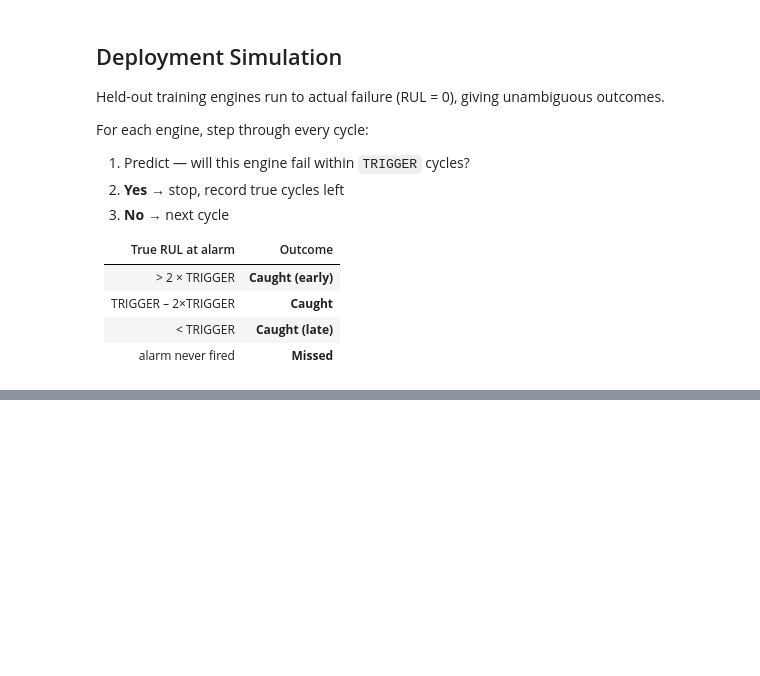
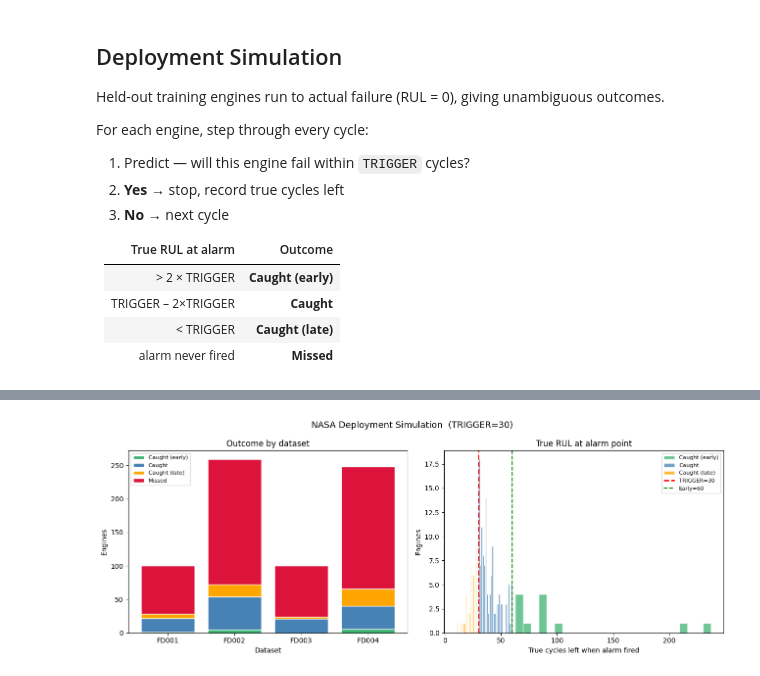
Before and after one commit to eklikeroomys-oss/jet_engine_rul, a Jupyter notebook: train/xgboost_with_conditions.ipynb, the cells around one changed output, grey strips where cells are left out. Saved outputs shown, nothing was run; the diff lists cells and outputs as text; code cells hidden in the pictures; blank space fills up the shorter version.

```diff
--- a/train/xgboost_with_conditions.ipynb
+++ b/train/xgboost_with_conditions.ipynb
@@ -604,0 +960,93 @@ Deployment simulation — 142 held-out engines  (TRIGGER=30)
+# %%
+# Reconstruct true RUL for every cycle:
+#   true_rul_at_T = rul_at_last_cycle + (T_max - T)
+unit_last_cycle = nasa_raw.groupby('Unit Number')['Time (Cycles)'].max()
+unit_true_rul   = last_cycles.set_index('Unit Number')['true_rul']  # unclipped
+
+nasa_raw['true_rul_cycle'] = (
+    nasa_raw['Unit Number'].map(unit_true_rul) +
+    nasa_raw['Unit Number'].map(unit_last_cycle) -
+    nasa_raw['Time (Cycles)']
+)
+nasa_raw['pred_rul'] = reg.predict(nasa_raw[FEATURE_COLS]).clip(0)
+
+EARLY_THRESHOLD = 2 * TRIGGER
+
+rows = []
+for unit, eng in nasa_raw.groupby('Unit Number'):
+    eng = eng.sort_values('Time (Cycles)').reset_index(drop=True)
+    alarm_cycle = alarm_pred = true_rul_at_alarm = None
+
+    for _, row in eng.iterrows():
+        if row['Time (Cycles)'] < MIN_CYCLES:
+            continue
+        if row['pred_rul'] < TRIGGER:
+            alarm_cycle       = row['Time (Cycles)']
+            alarm_pred        = row['pred_rul']
+            true_rul_at_alarm = row['true_rul_cycle']
+            break
+
+    if alarm_cycle is not None:
+        if true_rul_at_alarm > EARLY_THRESHOLD:  outcome = 'Caught (early)'
+        elif true_rul_at_alarm >= TRIGGER:        outcome = 'Caught'
+        else:                                     outcome = 'Caught (late)'
+    else:
+        outcome = 'Missed'
+
+    rows.append({
+        'Engine':            unit,
+        'Dataset':           eng['dataset'].iloc[0],
+        'Alarm at cycle':    int(alarm_cycle) if alarm_cycle is not None else None,
+        'Pred RUL':          round(alarm_pred, 1) if alarm_pred is not None else None,
+        'True RUL at alarm': round(true_rul_at_alarm, 1) if true_rul_at_alarm is not None else None,
+        'Outcome':           outcome,
+    })
+
+sim_nasa = pd.DataFrame(rows)
+early  = sim_nasa[sim_nasa['Outcome'] == 'Caught (early)']
+caught = sim_nasa[sim_nasa['Outcome'] == 'Caught']
+late   = sim_nasa[sim_nasa['Outcome'] == 'Caught (late)']
+missed = sim_nasa[sim_nasa['Outcome'] == 'Missed']
+n = len(sim_nasa)
+
+print(f'NASA deployment simulation — {n} engines  (TRIGGER={TRIGGER})')
+print(f'{"─"*60}')
+print(f'  Caught (early) : {len(early):>4} ({len(early)/n:.1%})')
+print(f'  Caught         : {len(caught):>4} ({len(caught)/n:.1%})')
+print(f'  Caught (late)  : {len(late):>4} ({len(late)/n:.1%})')
+print(f'  Missed         : {len(missed):>4} ({len(missed)/n:.1%})')
+print(f'{"─"*60}')
+print(f'  In-time rate   : {(len(early)+len(caught))/n:.1%}')
+print(f'  Any catch rate : {(n-len(missed))/n:.1%}')
+
+outcome_order  = ['Caught (early)', 'Caught', 'Caught (late)', 'Missed']
+outcome_colors = ['mediumseagreen', 'steelblue', 'orange', 'crimson']
+
+fig, axes = plt.subplots(1, 2, figsize=(13, 5))
+fig.suptitle(f'NASA Deployment Simulation  (TRIGGER={TRIGGER})', fontsize=13)
+
+datasets = sorted(sim_nasa['Dataset'].unique())
+bottom = np.zeros(len(datasets))
+for outcome, color in zip(outcome_order, outcome_colors):
+    counts = [sim_nasa[(sim_nasa['Dataset'] == d) & (sim_nasa['Outcome'] == outcome)].shape[0]
+              for d in datasets]
+    if sum(counts) > 0:
+        axes[0].bar(datasets, counts, bottom=bottom, color=color, label=outcome, edgecolor='white')
+        bottom += np.array(counts)
+axes[0].set(xlabel='Dataset', ylabel='Engines', title='Outcome by dataset')
+axes[0].legend(fontsize=8)
+
+for outcome, color in zip(['Caught (early)', 'Caught', 'Caught (late)'],
+                           ['mediumseagreen', 'steelblue', 'orange']):
+    subset = sim_nasa[sim_nasa['Outcome'] == outcome]['True RUL at alarm'].dropna()
+    if len(subset) > 0:
+        axes[1].hist(subset, bins=25, color=color, alpha=0.75, edgecolor='white', label=outcome)
+axes[1].axvline(TRIGGER,         color='red',   ls='--', lw=2,   label=f'TRIGGER={TRIGGER}')
+axes[1].axvline(EARLY_THRESHOLD, color='green', ls='--', lw=1.5, label=f'Early={EARLY_THRESHOLD}')
+axes[1].set(xlabel='True cycles left when alarm fired', ylabel='Engines',
+            title='True RUL at alarm point')
+axes[1].legend(fontsize=8)
+
+plt.tight_layout()
+plt.show()
+# %% [output]
@@ -604,0 +1062 @@ Deployment simulation — 142 held-out engines  (TRIGGER=30)
+[figure, added]
```
Also changed, not shown: parts of 15 cells of this notebook.
